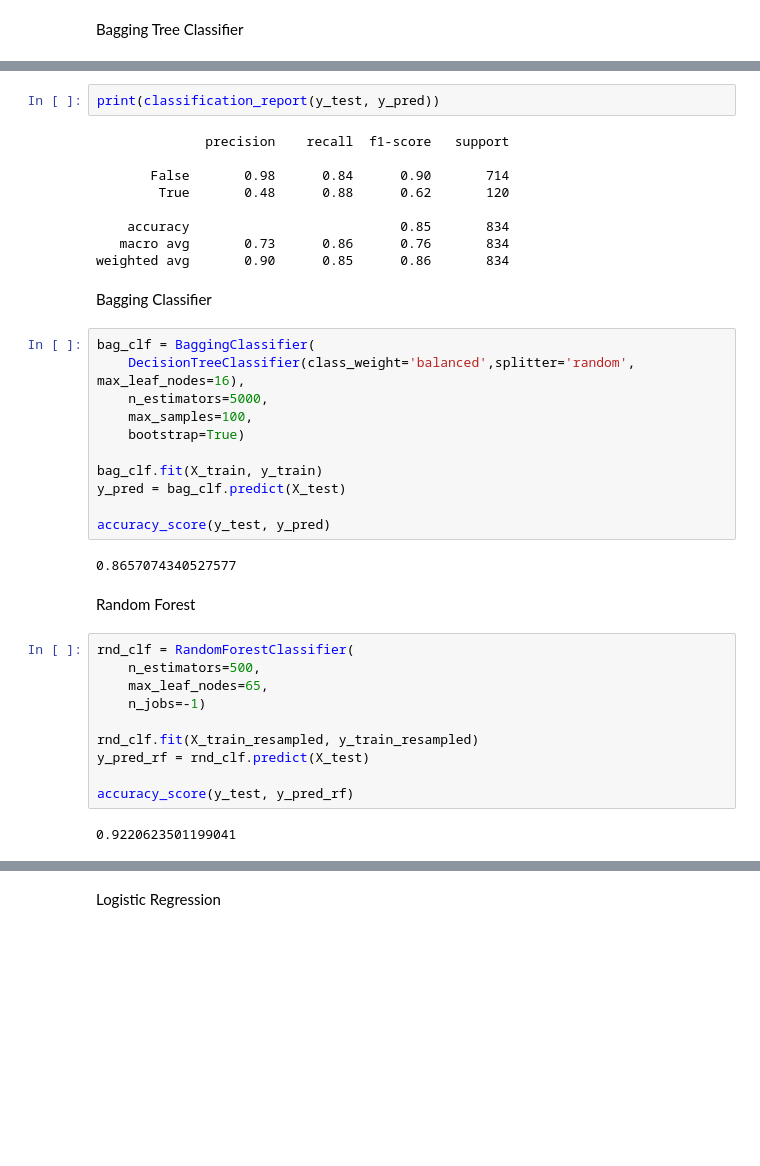
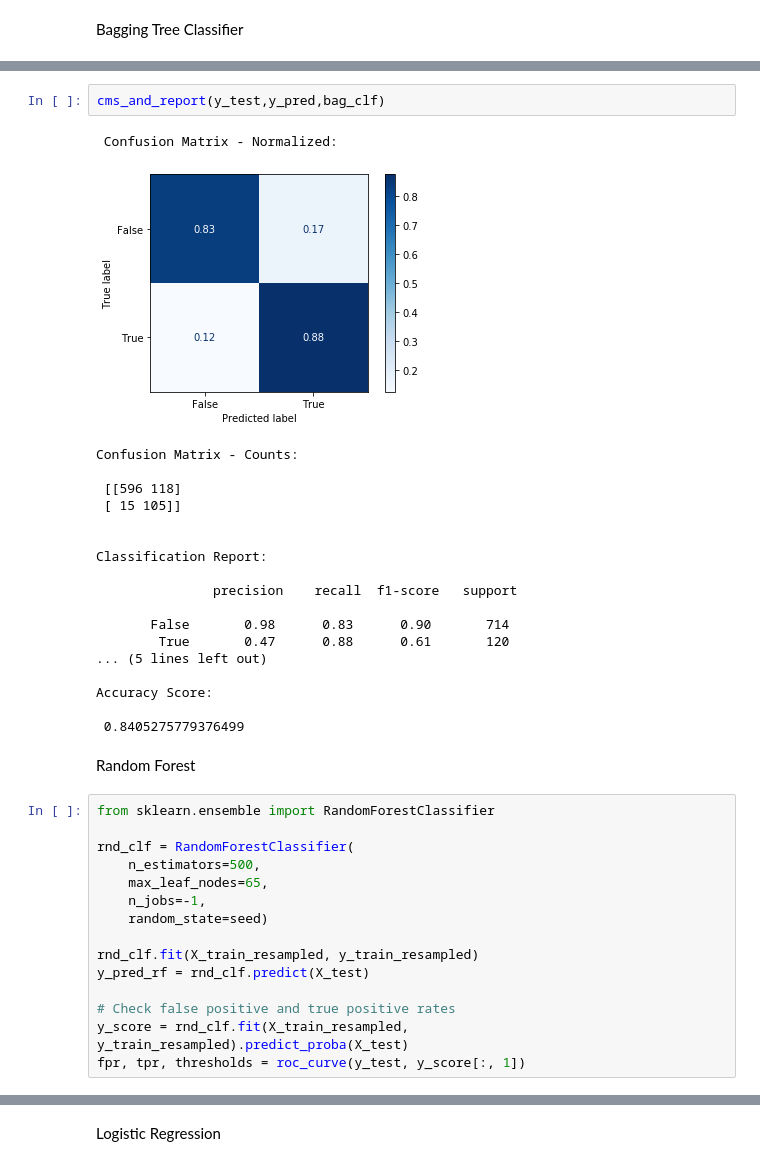
Before and after one commit to JessicaFB/Telecommunications-Churn-Prediction, a Jupyter notebook: churn_classifier.ipynb, the cells around one changed output, grey strips where cells are left out. Drawn from its saved outputs; the diff is of its cells as text; blank space fills up the shorter version.

```diff
--- a/churn_classifier.ipynb
+++ b/churn_classifier.ipynb
@@ -446,40 +448,39 @@ Looks like we're getting a substantial amount of false positives here. We'll tun
 # %%
-print(classification_report(y_test, y_pred))
+cms_and_report(y_test,y_pred,bag_clf)
 # %% [output]
-              precision    recall  f1-score   support
-
-       False       0.98      0.84      0.90       714
-        True       0.48      0.88      0.62       120
-
-    accuracy                           0.85       834
-   macro avg       0.73      0.86      0.76       834
-weighted avg       0.90      0.85      0.86       834
+ Confusion Matrix - Normalized:
+[figure, added]
+Confusion Matrix - Counts:
+
+ [[596 118]
+ [ 15 105]]
+
+
+Classification Report:
+
+               precision    recall  f1-score   support
+
+       False       0.98      0.83      0.90       714
+        True       0.47      0.88      0.61       120
+... (5 lines left out)
+
+Accuracy Score:
+
+ 0.8405275779376499
-# %% [markdown]
-Bagging Classifier
-# %%
-bag_clf = BaggingClassifier(
-    DecisionTreeClassifier(class_weight='balanced',splitter='random', max_leaf_nodes=16),
-    n_estimators=5000,
-    max_samples=100,
-    bootstrap=True)
-
-bag_clf.fit(X_train, y_train)
-y_pred = bag_clf.predict(X_test)
-
-accuracy_score(y_test, y_pred)
-# %% [output]
-0.8657074340527577
 # %% [markdown]
 Random Forest
 # %%
+from sklearn.ensemble import RandomForestClassifier
+
 rnd_clf = RandomForestClassifier(
     n_estimators=500,
     max_leaf_nodes=65,
-    n_jobs=-1)
+    n_jobs=-1,
+    random_state=seed)
 
 rnd_clf.fit(X_train_resampled, y_train_resampled)
 y_pred_rf = rnd_clf.predict(X_test)
 
-accuracy_score(y_test, y_pred_rf)
+# Check false positive and true positive rates
+y_score = rnd_clf.fit(X_train_resampled, y_train_resampled).predict_proba(X_test)
+fpr, tpr, thresholds = roc_curve(y_test, y_score[:, 1])
-# %% [output]
-0.9220623501199041
```
Also changed, not shown: parts of 17 cells of this notebook.
